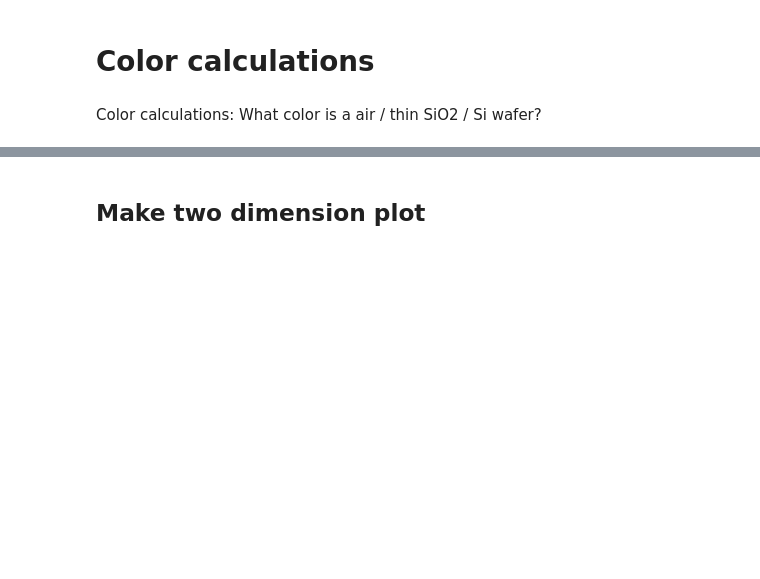
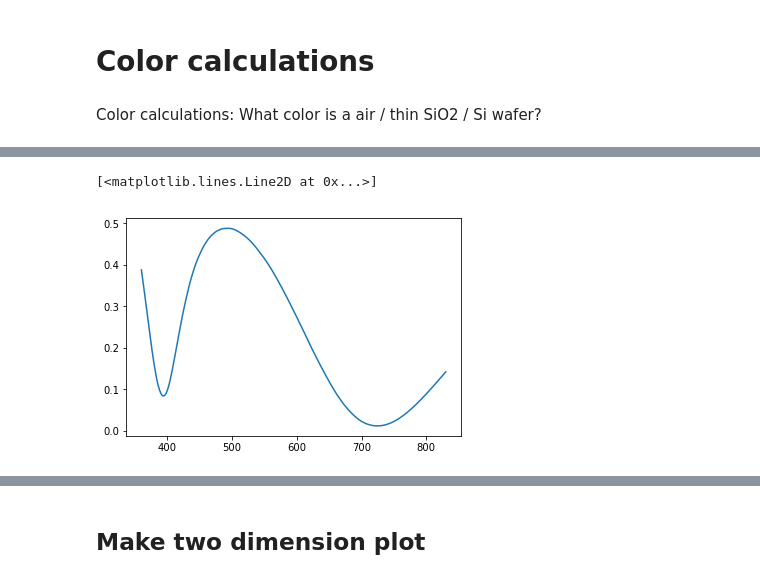
Before and after one commit to kanhua/pypvcell, a Jupyter notebook: demos/Color_of_surface_tmm.ipynb, the cells around one changed output, grey strips where cells are left out. Drawn from its saved outputs; the diff is of its cells as text; code cells hidden in the pictures; blank space fills up the shorter version.

```diff
--- a/demos/Color_of_surface_tmm.ipynb
+++ b/demos/Color_of_surface_tmm.ipynb
@@ -95,0 +100,5 @@ Wall time: 2.81 s
+# %%
+plt.plot(reflectances[:,0],reflectances[:,1])
+# %% [output]
+[<matplotlib.lines.Line2D at 0x...>]
+[figure, added]
```
Also changed, not shown: parts of 11 cells of this notebook, 1 other file.
